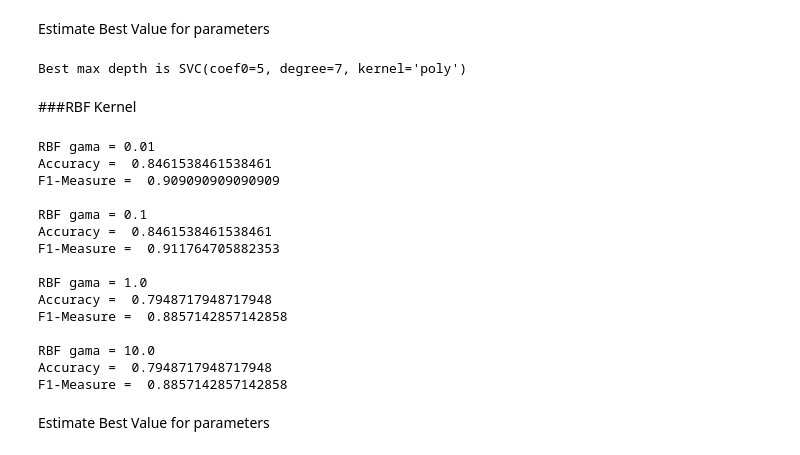
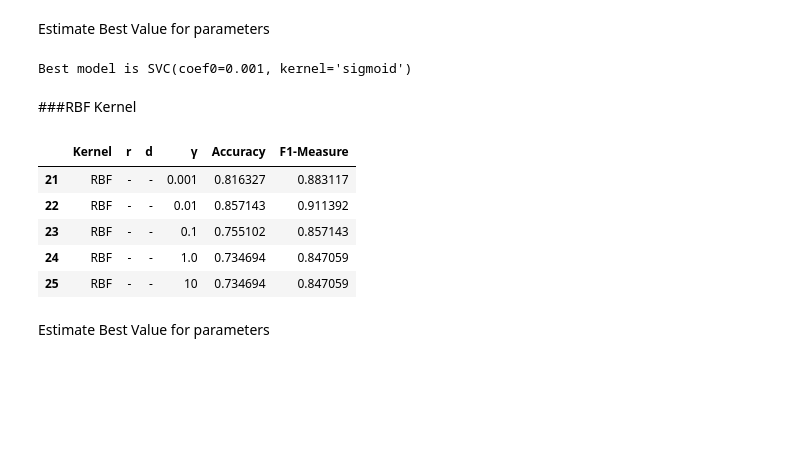
Before and after one commit to saeedgolzar/aml-course, a Jupyter notebook: Assignments/ML_HW3/AML_HW3.ipynb, the cells around one changed output. Cells and saved outputs as stored; diff of their text form; code cells hidden in the pictures; blank space fills up the shorter version.

```diff
--- a/Assignments/ML_HW3/AML_HW3.ipynb
+++ b/Assignments/ML_HW3/AML_HW3.ipynb
@@ -120,49 +132,40 @@ Estimate Best Value for parameters
 from sklearn.model_selection import GridSearchCV
 
 sigsvc = SVC(kernel = 'sigmoid')
-parameters = {'gamma':[5, 6, 7, 8, 9, 10, 11]}
+parameters = {'coef0':[0.001, 0.1, 10, 100, 1000]}
 gsearch = GridSearchCV(sigsvc, parameters)
 gsearch.fit(X_train, y_train)
 clf = gsearch.best_estimator_
 print('Best model is', clf)
 # %% [output]
-Best max depth is SVC(coef0=5, degree=7, kernel='poly')
+Best model is SVC(coef0=0.001, kernel='sigmoid')
 # %% [markdown]
 ###RBF Kernel
 # %%
 from sklearn.svm import SVC
 from sklearn import metrics
 
-for gama in [1e-2, 1e-1, 1e0, 1e1]:
+SVM_Result.drop(SVM_Result.index[SVM_Result['Kernel'] == 'RBF'], inplace=True)
+for gama in [1e-3, 1e-2, 1e-1, 1e0, 10]:
 
   rbfsvc = SVC(kernel = 'rbf', gamma=gama)
   rbfsvc.fit(X_train, y_train)
 
   y_pred = rbfsvc.predict(X_test)
 
   acc_score = metrics.accuracy_score(y_test, y_pred)
   f1_score = metrics.f1_score(y_test, y_pred)
 
-  print('RBF gama =',gama)
-  print('Accuracy = ', acc_score)
-  print('F1-Measure = ', f1_score)
-  print('')
+  SVM_Result.loc[len(SVM_Result.index)] = ['RBF', '-', '-', gama, acc_score, f1_score]
+
+SVM_Result.loc[SVM_Result['Kernel'] == 'RBF']
 # %% [output]
-RBF gama = 0.01
-Accuracy =  0.8461538461538461
-F1-Measure =  0.909090909090909
-
-RBF gama = 0.1
-Accuracy =  0.8461538461538461
-F1-Measure =  0.911764705882353
-
-RBF gama = 1.0
-Accuracy =  0.7948717948717948
-F1-Measure =  0.8857142857142858
-
-RBF gama = 10.0
-Accuracy =  0.7948717948717948
-F1-Measure =  0.8857142857142858
+|  | Kernel | r | d | γ | Accuracy | F1-Measure |
+| 21 | RBF | - | - | 0.001 | 0.816327 | 0.883117 |
+| 22 | RBF | - | - | 0.01 | 0.857143 | 0.911392 |
+| 23 | RBF | - | - | 0.1 | 0.755102 | 0.857143 |
+| 24 | RBF | - | - | 1.0 | 0.734694 | 0.847059 |
+| 25 | RBF | - | - | 10 | 0.734694 | 0.847059 |
 # %% [markdown]
 Estimate Best Value for parameters
 # %%
```
Also changed, not shown: parts of 13 cells of this notebook.
